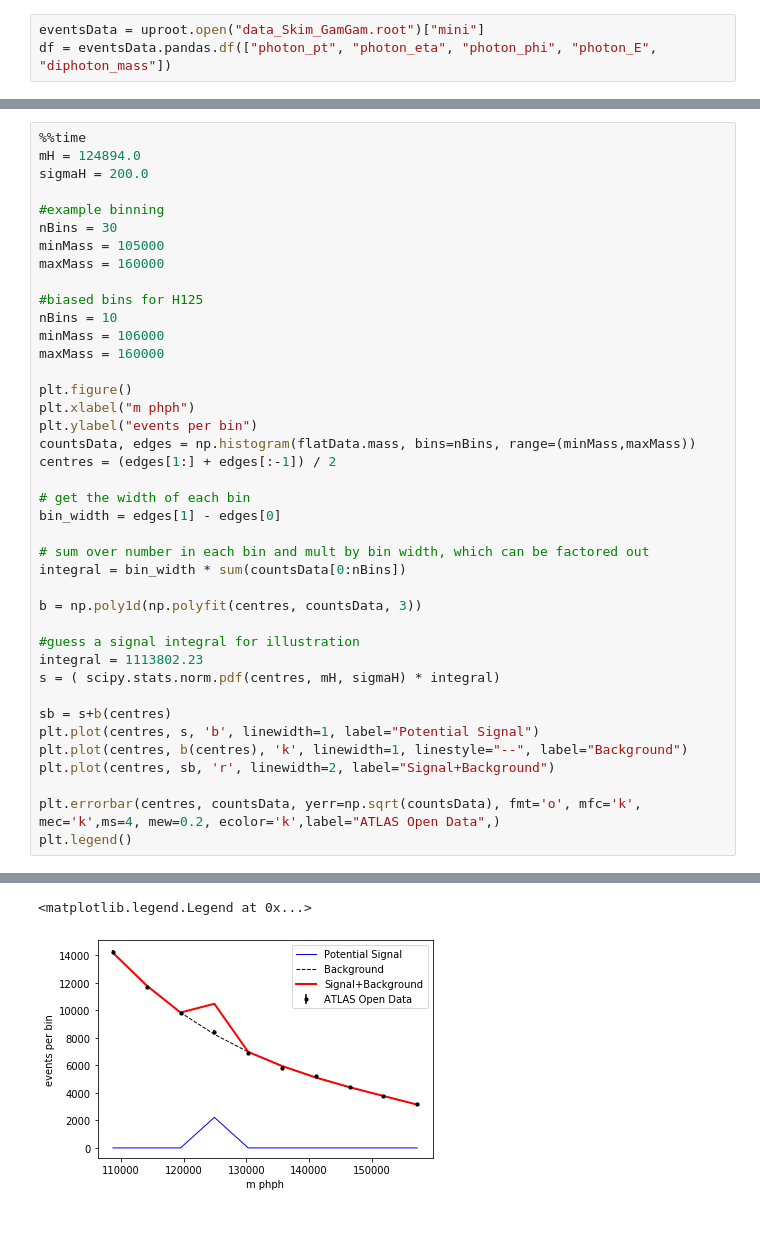
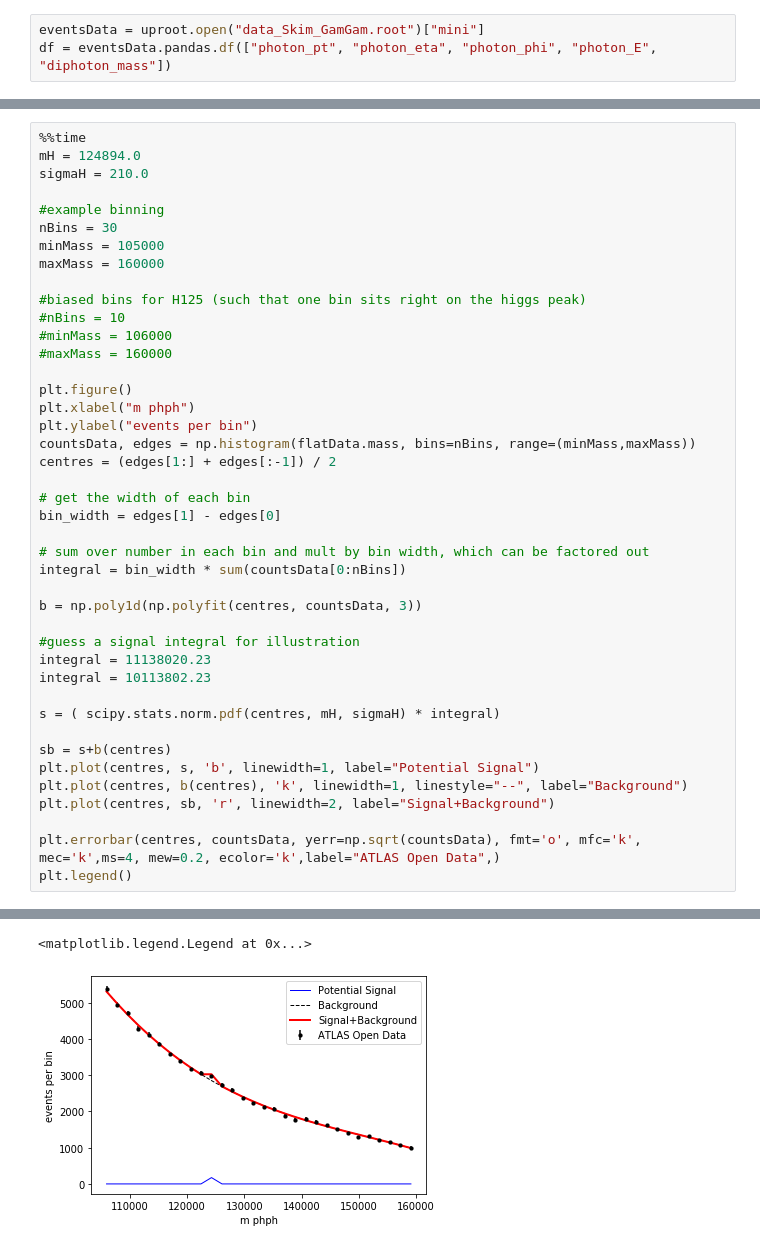
Before and after one commit to keaveney/UCT3rdYearLabATLASOpenData, a Jupyter notebook: Part2_RediscoverTheHiggsBoson.ipynb, the cells around one changed output, grey strips where cells are left out. Saved outputs shown, nothing was run; the diff lists cells and outputs as text.

```diff
--- a/Part2_RediscoverTheHiggsBoson.ipynb
+++ b/Part2_RediscoverTheHiggsBoson.ipynb
@@ -65,17 +71,17 @@ Wall time: 10.5 ms
 # %%
 %%time
 mH = 124894.0
-sigmaH = 200.0
+sigmaH = 210.0
 
 #example binning
 nBins = 30
 minMass = 105000
 maxMass = 160000
 
-#biased bins for H125
-nBins = 10
-minMass = 106000
-maxMass = 160000
+#biased bins for H125 (such that one bin sits right on the higgs peak)
+#nBins = 10
+#minMass = 106000
+#maxMass = 160000
 
 plt.figure()
 plt.xlabel("m phph")
@@ -92,7 +98,9 @@ integral = bin_width * sum(countsData[0:nBins])
 b = np.poly1d(np.polyfit(centres, countsData, 3))
 
 #guess a signal integral for illustration
-integral = 1113802.23
+integral = 11138020.23
+integral = 10113802.23
+
 s = ( scipy.stats.norm.pdf(centres, mH, sigmaH) * integral)
 
 sb = s+b(centres)
@@ -108,5 +116,5 @@ Wall time: 63.2 ms
 <matplotlib.legend.Legend at 0x...>
-[figure, old version]
+[figure, new version]
 # %%
 %%time
 #ratio plot
```
Also changed, not shown: parts of 7 cells of this notebook, 1 other file.
